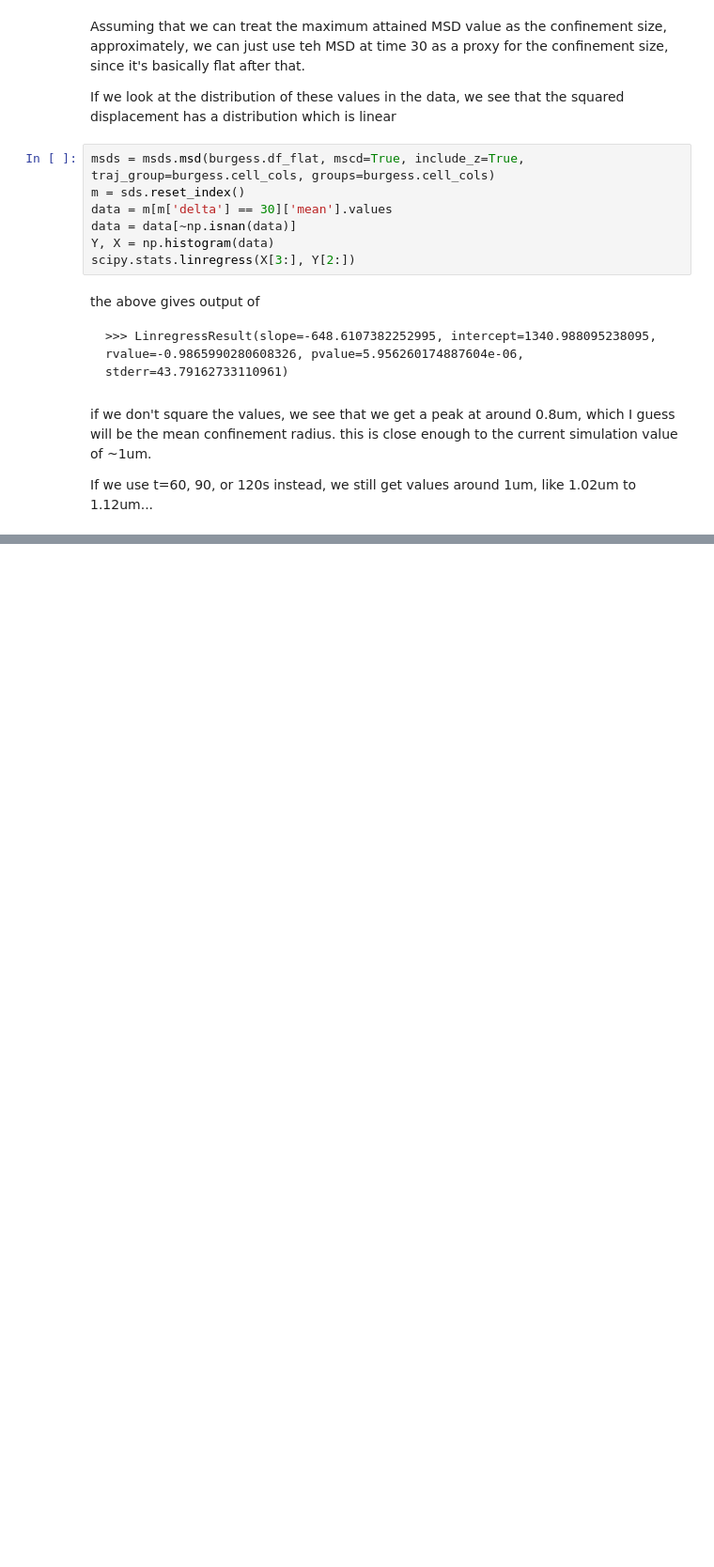
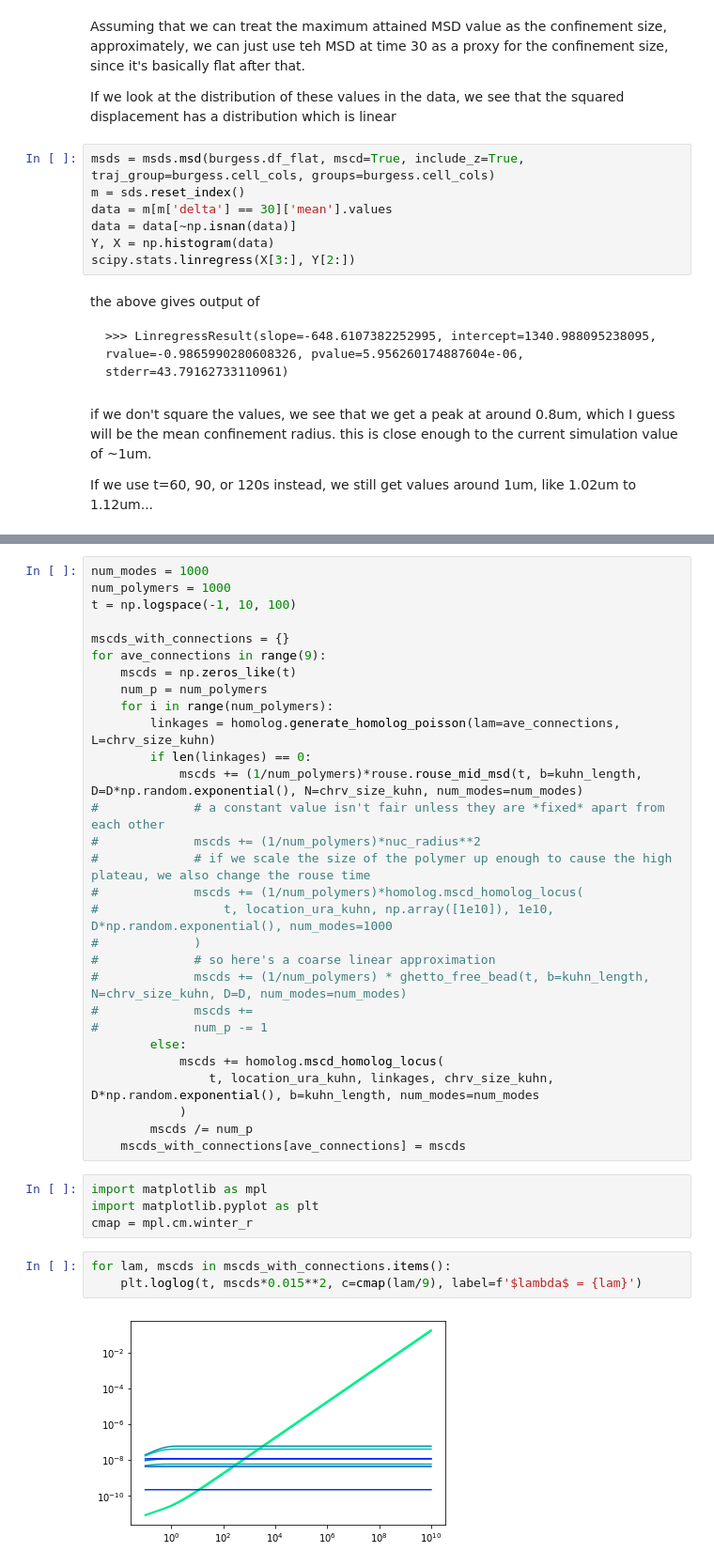
Before and after one commit to SpakowitzLab/wlcsim, a Jupyter notebook: doc/homolog.ipynb, the cells around one changed output, grey strips where cells are left out. Shown at 94% size. Cells and saved outputs as stored; diff of their text form; blank space fills up the shorter version.

```diff
--- a/doc/homolog.ipynb
+++ b/doc/homolog.ipynb
@@ -363,0 +489,38 @@ If we use t=60, 90, or 120s instead, we still get values around 1um, like 1.02um
+# %%
+num_modes = 1000
+num_polymers = 1000
+t = np.logspace(-1, 10, 100)
+
+mscds_with_connections = {}
+for ave_connections in range(9):
+    mscds = np.zeros_like(t)
+    num_p = num_polymers
+    for i in range(num_polymers):
+        linkages = homolog.generate_homolog_poisson(lam=ave_connections, L=chrv_size_kuhn)
+        if len(linkages) == 0:
+            mscds += (1/num_polymers)*rouse.rouse_mid_msd(t, b=kuhn_length, D=D*np.random.exponential(), N=chrv_size_kuhn, num_modes=num_modes)
+#             # a constant value isn't fair unless they are *fixed* apart from each other
+#             mscds += (1/num_polymers)*nuc_radius**2
+#             # if we scale the size of the polymer up enough to cause the high plateau, we also change the rouse time
+#             mscds += (1/num_polymers)*homolog.mscd_homolog_locus(
+#                 t, location_ura_kuhn, np.array([1e10]), 1e10, D*np.random.exponential(), num_modes=1000
+#             )
+#             # so here's a coarse linear approximation
+#             mscds += (1/num_polymers) * ghetto_free_bead(t, b=kuhn_length, N=chrv_size_kuhn, D=D, num_modes=num_modes)
+#             mscds +=
+#             num_p -= 1
+        else:
+            mscds += homolog.mscd_homolog_locus(
+                t, location_ura_kuhn, linkages, chrv_size_kuhn, D*np.random.exponential(), b=kuhn_length, num_modes=num_modes
+            )
+        mscds /= num_p
+    mscds_with_connections[ave_connections] = mscds
+# %%
+import matplotlib as mpl
+import matplotlib.pyplot as plt
+cmap = mpl.cm.winter_r
+# %%
+for lam, mscds in mscds_with_connections.items():
+    plt.loglog(t, mscds*0.015**2, c=cmap(lam/9), label=f'$lambda$ = {lam}')
+# %% [output]
+[figure, added]
```
Also changed, not shown: parts of 57 cells of this notebook, 2 other files.
